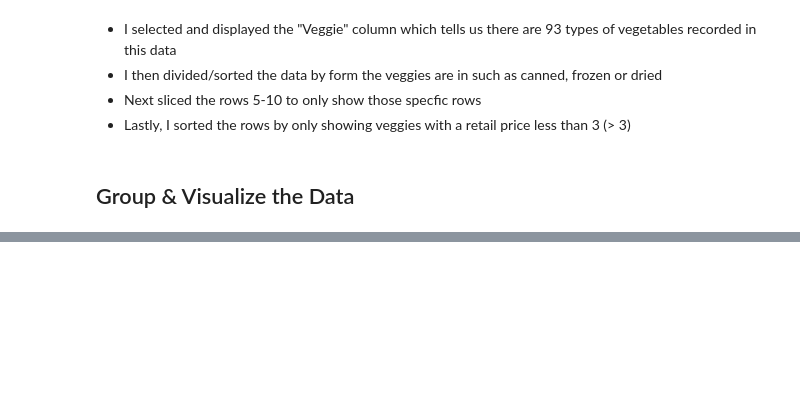
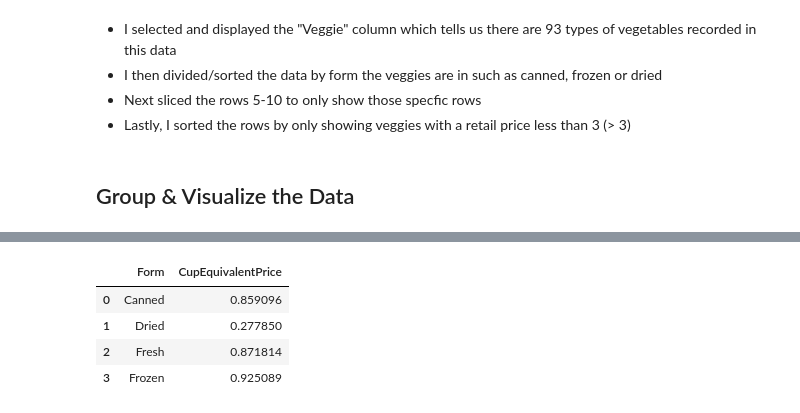
Before and after one commit to KylieSteinfadt/IA-340-Repository, a Jupyter notebook: lab2.ipynb, the cells around one changed output, grey strips where cells are left out. Saved outputs shown, nothing was run; the diff lists cells and outputs as text; code cells hidden in the pictures; blank space fills up the shorter version.

```diff
--- a/lab2.ipynb
+++ b/lab2.ipynb
@@ -184,0 +210,9 @@ df[df['RP'] > 3] # select rows by values
+# %%
+average_price_size = df.groupby('Form')['CupEquivalentPrice'].mean().reset_index()
+average_price_size.head()
+# %% [output]
+|  | Form | CupEquivalentPrice |
+| 0 | Canned | 0.859096 |
+| 1 | Dried | 0.277850 |
+| 2 | Fresh | 0.871814 |
+| 3 | Frozen | 0.925089 |
```
Also changed, not shown: parts of 7 cells of this notebook.
